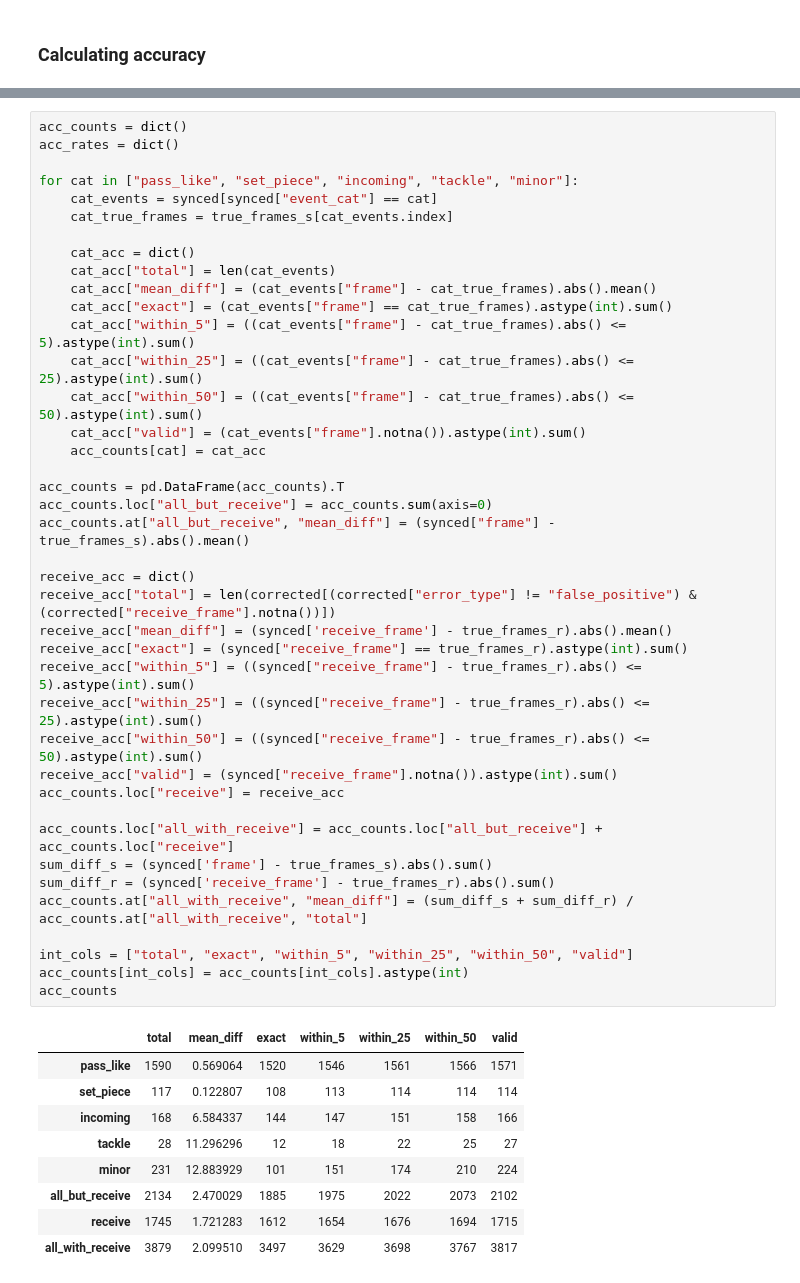
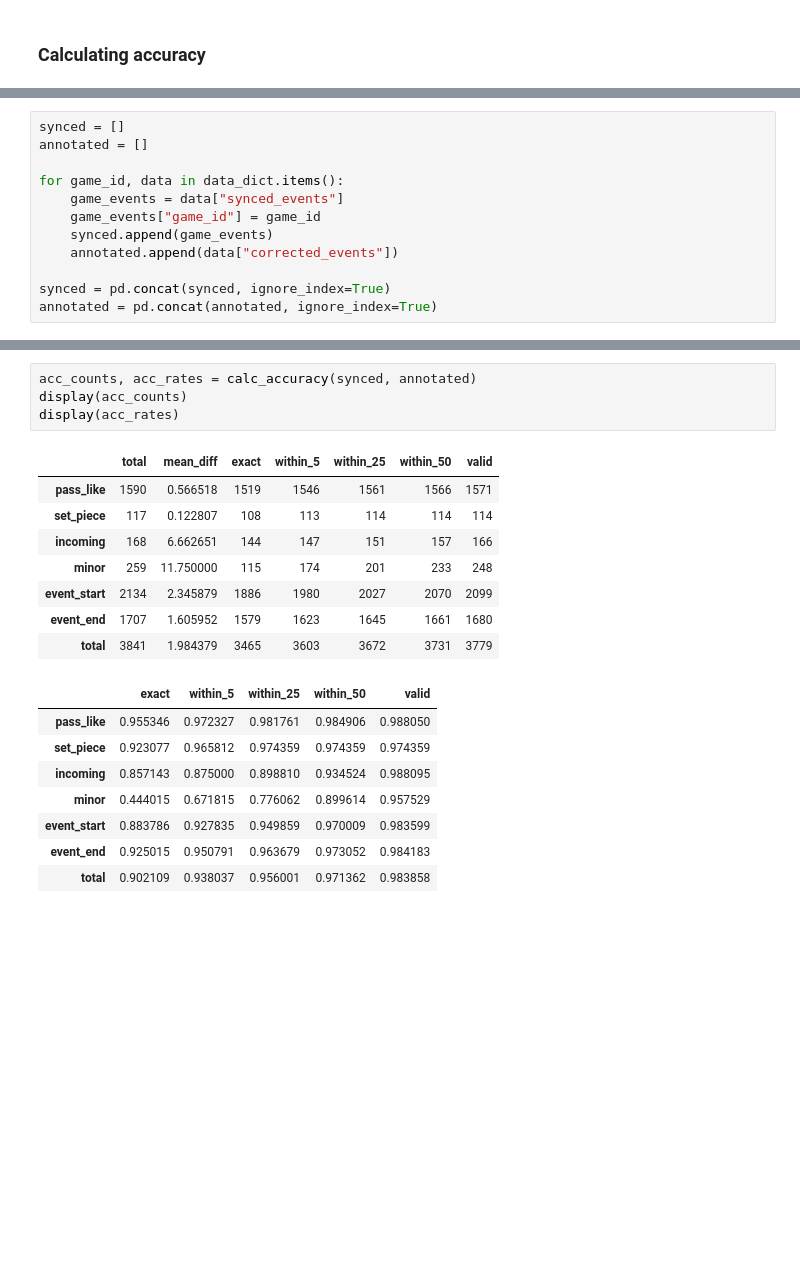
Before and after one commit to hyunsungkim-ds/elastic, a Jupyter notebook: sync/eval.ipynb, the cells around one changed output, grey strips where cells are left out. Drawn from its saved outputs; the diff is of its cells as text; blank space fills up the shorter version.

```diff
--- a/sync/eval.ipynb
+++ b/sync/eval.ipynb
@@ -134,0 +100,12 @@ Name: count, dtype: int64
+# %%
+synced = []
+annotated = []
+
+for game_id, data in data_dict.items():
+    game_events = data["synced_events"]
+    game_events["game_id"] = game_id
+    synced.append(game_events)
+    annotated.append(data["corrected_events"])
+
+synced = pd.concat(synced, ignore_index=True)
+annotated = pd.concat(annotated, ignore_index=True)
@@ -135,50 +166,21 @@ Name: count, dtype: int64
 # %%
-acc_counts = dict()
-acc_rates = dict()
-
-for cat in ["pass_like", "set_piece", "incoming", "tackle", "minor"]:
-    cat_events = synced[synced["event_cat"] == cat]
-    cat_true_frames = true_frames_s[cat_events.index]
-
-    cat_acc = dict()
-    cat_acc["total"] = len(cat_events)
-    cat_acc["mean_diff"] = (cat_events["frame"] - cat_true_frames).abs().mean()
-    cat_acc["exact"] = (cat_events["frame"] == cat_true_frames).astype(int).sum()
-    cat_acc["within_5"] = ((cat_events["frame"] - cat_true_frames).abs() <= 5).astype(int).sum()
-    cat_acc["within_25"] = ((cat_events["frame"] - cat_true_frames).abs() <= 25).astype(int).sum()
-    cat_acc["within_50"] = ((cat_events["frame"] - cat_true_frames).abs() <= 50).astype(int).sum()
-    cat_acc["valid"] = (cat_events["frame"].notna()).astype(int).sum()
-    acc_counts[cat] = cat_acc
-
-acc_counts = pd.DataFrame(acc_counts).T
-acc_counts.loc["all_but_receive"] = acc_counts.sum(axis=0)
-acc_counts.at["all_but_receive", "mean_diff"] = (synced["frame"] - true_frames_s).abs().mean()
-
-receive_acc = dict()
-receive_acc["total"] = len(corrected[(corrected["error_type"] != "false_positive") & (corrected["receive_frame"].notna())])
-receive_acc["mean_diff"] = (synced['receive_frame'] - true_frames_r).abs().mean()
-receive_acc["exact"] = (synced["receive_frame"] == true_frames_r).astype(int).sum()
-receive_acc["within_5"] = ((synced["receive_frame"] - true_frames_r).abs() <= 5).astype(int).sum()
-receive_acc["within_25"] = ((synced["receive_frame"] - true_frames_r).abs() <= 25).astype(int).sum()
-receive_acc["within_50"] = ((synced["receive_frame"] - true_frames_r).abs() <= 50).astype(int).sum()
-receive_acc["valid"] = (synced["receive_frame"].notna()).astype(int).sum()
-acc_counts.loc["receive"] = receive_acc
-
-acc_counts.loc["all_with_receive"] = acc_counts.loc["all_but_receive"] + acc_counts.loc["receive"]
-sum_diff_s = (synced['frame'] - true_frames_s).abs().sum()
-sum_diff_r = (synced['receive_frame'] - true_frames_r).abs().sum()
-acc_counts.at["all_with_receive", "mean_diff"] = (sum_diff_s + sum_diff_r) / acc_counts.at["all_with_receive", "total"]
-
-int_cols = ["total", "exact", "within_5", "within_25", "within_50", "valid"]
-acc_counts[int_cols] = acc_counts[int_cols].astype(int)
-acc_counts
+acc_counts, acc_rates = calc_accuracy(synced, annotated)
+display(acc_counts)
+display(acc_rates)
 # %% [output]
 |  | total | mean_diff | exact | within_5 | within_25 | within_50 | valid |
-| pass_like | 1590 | 0.569064 | 1520 | 1546 | 1561 | 1566 | 1571 |
+| pass_like | 1590 | 0.566518 | 1519 | 1546 | 1561 | 1566 | 1571 |
 | set_piece | 117 | 0.122807 | 108 | 113 | 114 | 114 | 114 |
-| incoming | 168 | 6.584337 | 144 | 147 | 151 | 158 | 166 |
-| tackle | 28 | 11.296296 | 12 | 18 | 22 | 25 | 27 |
-| minor | 231 | 12.883929 | 101 | 151 | 174 | 210 | 224 |
-| all_but_receive | 2134 | 2.470029 | 1885 | 1975 | 2022 | 2073 | 2102 |
-| receive | 1745 | 1.721283 | 1612 | 1654 | 1676 | 1694 | 1715 |
-| all_with_receive | 3879 | 2.099510 | 3497 | 3629 | 3698 | 3767 | 3817 |
+| incoming | 168 | 6.662651 | 144 | 147 | 151 | 157 | 166 |
+| minor | 259 | 11.750000 | 115 | 174 | 201 | 233 | 248 |
+| event_start | 2134 | 2.345879 | 1886 | 1980 | 2027 | 2070 | 2099 |
+| event_end | 1707 | 1.605952 | 1579 | 1623 | 1645 | 1661 | 1680 |
+| total | 3841 | 1.984379 | 3465 | 3603 | 3672 | 3731 | 3779 |
+|  | exact | within_5 | within_25 | within_50 | valid |
+| pass_like | 0.955346 | 0.972327 | 0.981761 | 0.984906 | 0.988050 |
+| set_piece | 0.923077 | 0.965812 | 0.974359 | 0.974359 | 0.974359 |
+| incoming | 0.857143 | 0.875000 | 0.898810 | 0.934524 | 0.988095 |
+| minor | 0.444015 | 0.671815 | 0.776062 | 0.899614 | 0.957529 |
+| event_start | 0.883786 | 0.927835 | 0.949859 | 0.970009 | 0.983599 |
+| event_end | 0.925015 | 0.950791 | 0.963679 | 0.973052 | 0.984183 |
+| total | 0.902109 | 0.938037 | 0.956001 | 0.971362 | 0.983858 |
```
Also changed, not shown: parts of 12 cells of this notebook, 4 other files.
